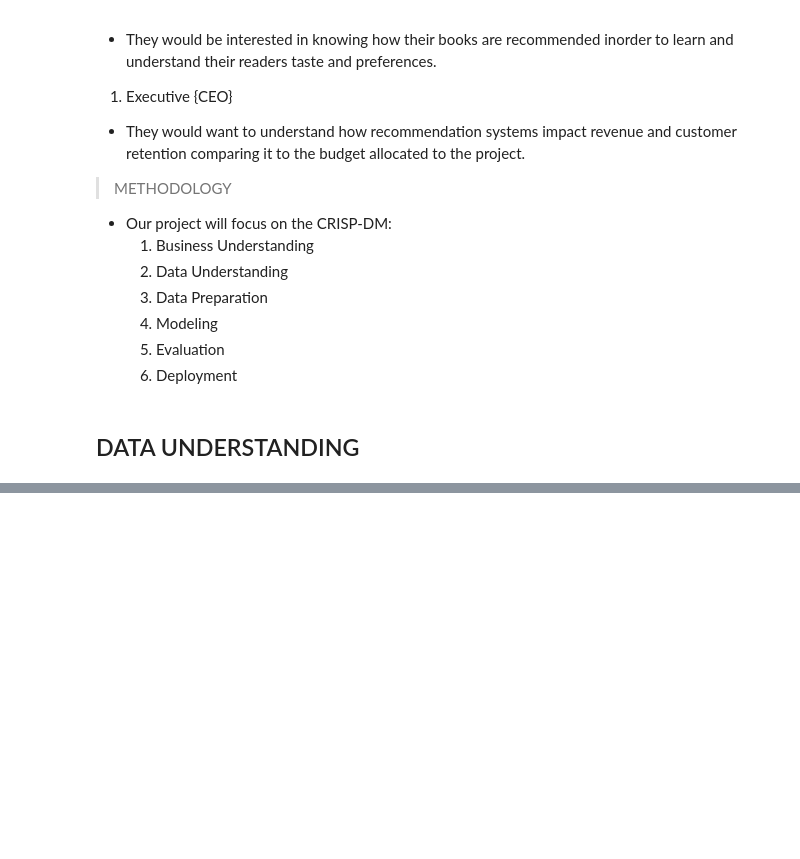
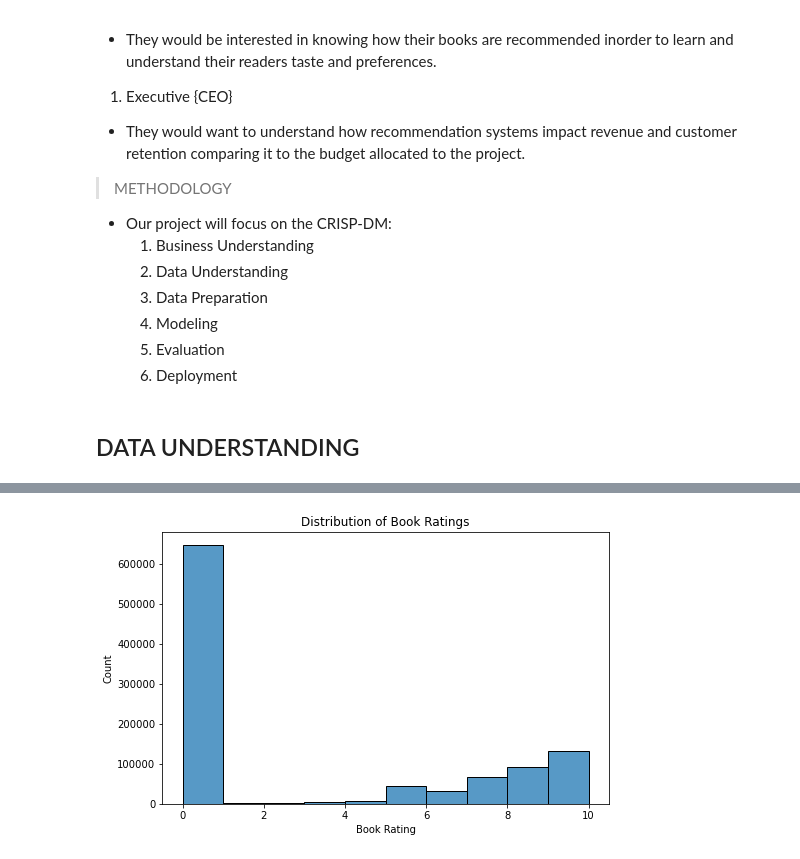
Before and after one commit to Mr-PeterMaina/PHASE-4, a Jupyter notebook: Phase4project.ipynb, the cells around one changed output, grey strips where cells are left out. Cells and saved outputs as stored; diff of their text form; code cells hidden in the pictures; blank space fills up the shorter version.

```diff
--- a/Phase4project.ipynb
+++ b/Phase4project.ipynb
@@ -173,0 +265,11 @@ merged_df1
+# %%
+#Plot the graph
+plt.figure(figsize=(8, 5))
+sns.histplot(merged_df1['Book-Rating'], bins=10, kde=False)
+
+plt.title('Distribution of Book Ratings')
+plt.xlabel('Book Rating')
+plt.ylabel('Count')
+plt.show()
+# %% [output]
+[figure, added]
```
Also changed, not shown: parts of 81 cells of this notebook.
